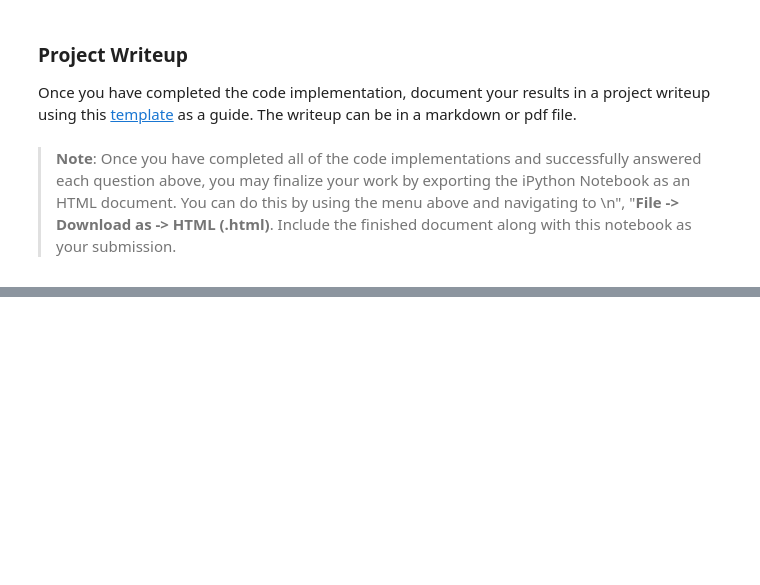
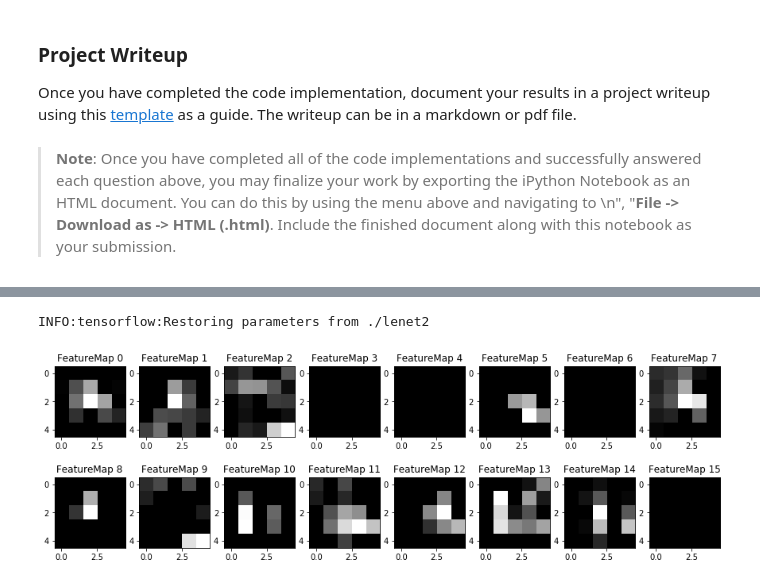
Before and after one commit to Chassein/CarND-Traffic-Sign-Classifier-Project, a Jupyter notebook: Traffic_Sign_Classifier.ipynb, the cells around one changed output, grey strips where cells are left out. Drawn from its saved outputs; the diff is of its cells as text; code cells hidden in the pictures; blank space fills up the shorter version.

```diff
--- a/Traffic_Sign_Classifier.ipynb
+++ b/Traffic_Sign_Classifier.ipynb
@@ -670,0 +678,8 @@ def outputFeatureMap(image_input, tf_activation, activation_min=-1, activation_m
+# %%
+with tf.Session() as sess:
+  # Restore variables from disk.
+  saver.restore(sess, "./lenet2")
+  outputFeatureMap(stimulus,layer_2)
+# %% [output]
+INFO:tensorflow:Restoring parameters from ./lenet2
+[figure, added]
```
Also changed, not shown: parts of 18 cells of this notebook, 27 other files.
